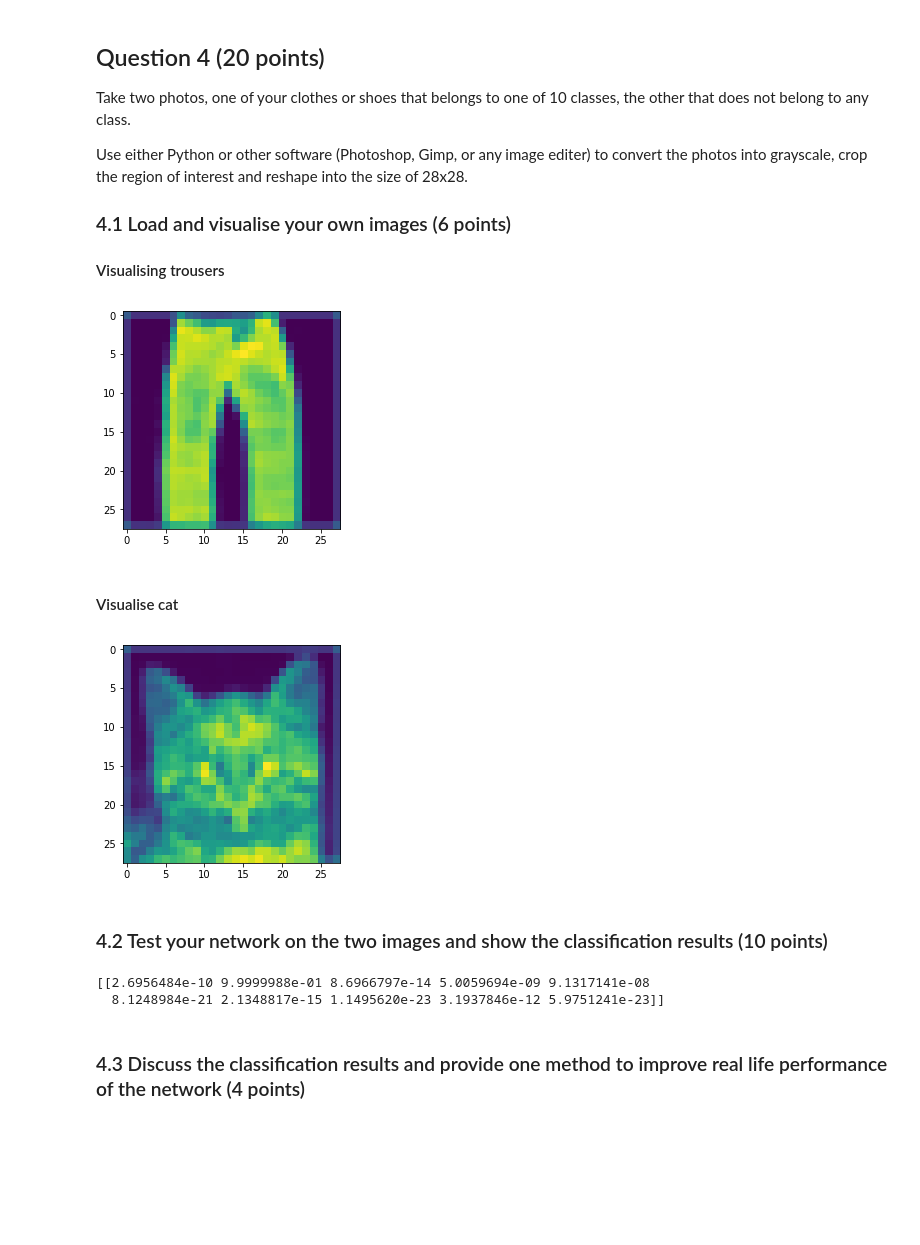
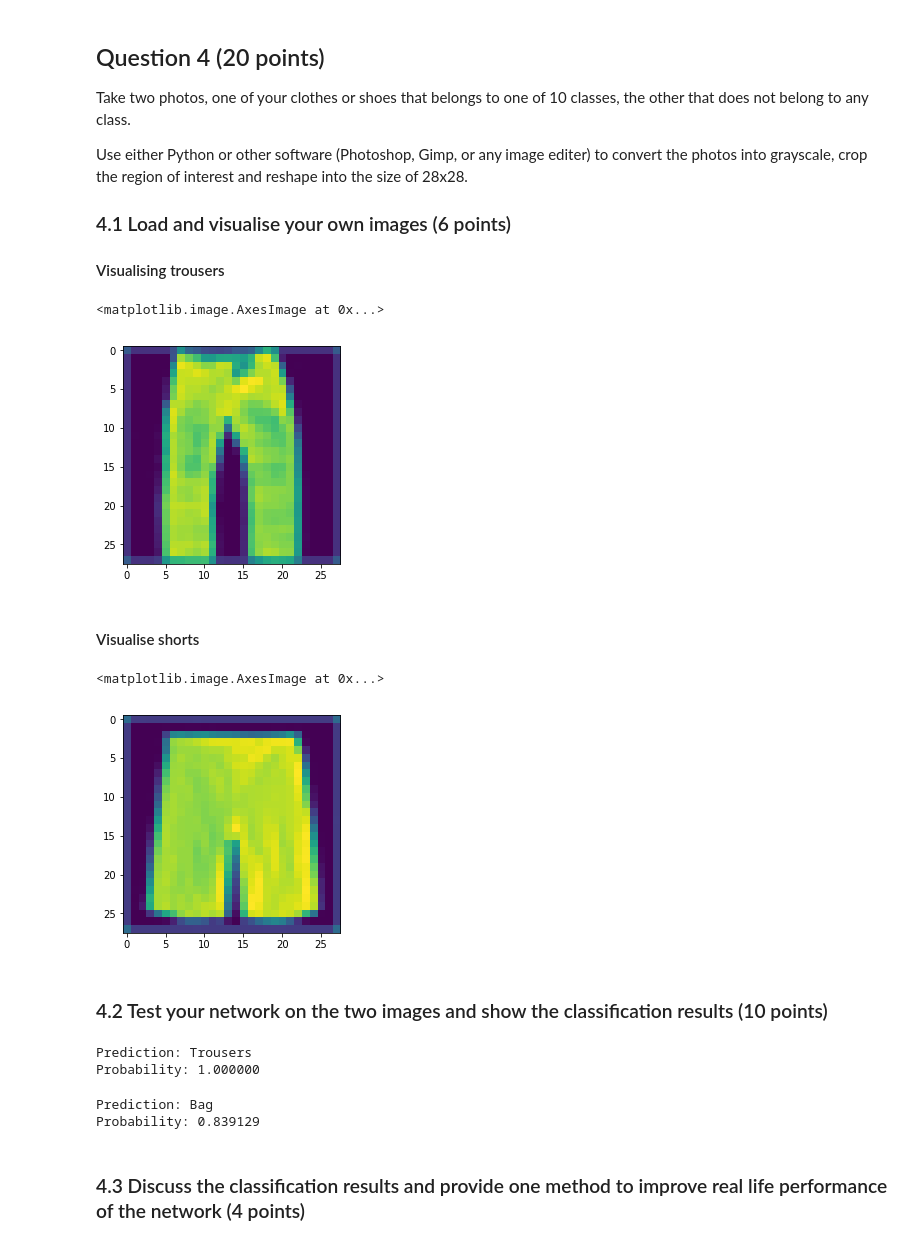
Before and after one commit to namanwahi/ComputerVision2018-19, a Jupyter notebook: coursework_2/coursework_2.ipynb, the cells around one changed output. Drawn from its saved outputs; the diff is of its cells as text; code cells hidden in the pictures; blank space fills up the shorter version.

```diff
--- a/coursework_2/coursework_2.ipynb
+++ b/coursework_2/coursework_2.ipynb
@@ -284,25 +339,34 @@ Use either Python or other software (Photoshop, Gimp, or any image editer) to co
 # %%
 trousers = cv2.imread('trousers.jpg', 0)
 plt.imshow(trousers)
-trousers = trousers / 255.0
 # %% [output]
+<matplotlib.image.AxesImage at 0x...>
 [figure]
 # %% [markdown]
-#### Visualise cat
+#### Visualise shorts
-# %%
-  tf.keras.layers.Dense(1000, activation=tf.nn.relu),
-cat = cv2.imread('cat.jpg', 0)
-plt.imshow(cat)
-cat = cat / 255.0
-# %% [output]
-[figure, removed]
+# %%
+shorts = cv2.imread('shorts.jpg', 0)
+plt.imshow(shorts)
+# %% [output]
+<matplotlib.image.AxesImage at 0x...>
+[figure, added]
 # %% [markdown]
 ### 4.2 Test your network on the two images and show the classification results (10 points)
 # %%
+trousers = preprocess_image(trousers)
 prediction = model.predict(trousers.reshape((1,784)))
-print(prediction)
+label = np.argmax(prediction)
+print("Prediction: %s \nProbability: %f" % (classes[label], prediction[0][label]))
 # %% [output]
-[[2.6956484e-10 9.9999988e-01 8.6966797e-14 5.0059694e-09 9.1317141e-08
-  8.1248984e-21 2.1348817e-15 1.1495620e-23 3.1937846e-12 5.9751241e-23]]
+Prediction: Trousers
+Probability: 1.000000
+# %%
+shorts = preprocess_image(shorts)
+prediction = model.predict(shorts.reshape((1,784)))
+label = np.argmax(prediction)
+print("Prediction: %s \nProbability: %f" % (classes[label], prediction[0][label]))
+# %% [output]
+Prediction: Bag
+Probability: 0.839129
 # %% [markdown]
 ### 4.3 Discuss the classification results and provide one method to improve real life performance of the network (4 points)
```
Also changed, not shown: parts of 20 cells of this notebook, 1 other file.
